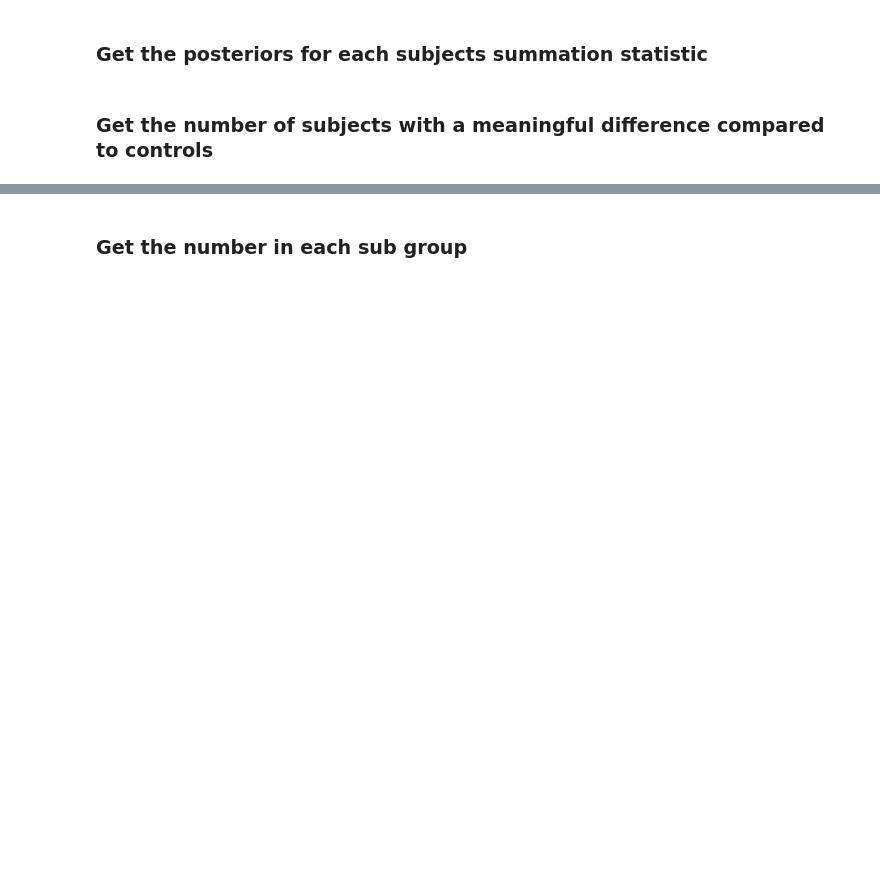
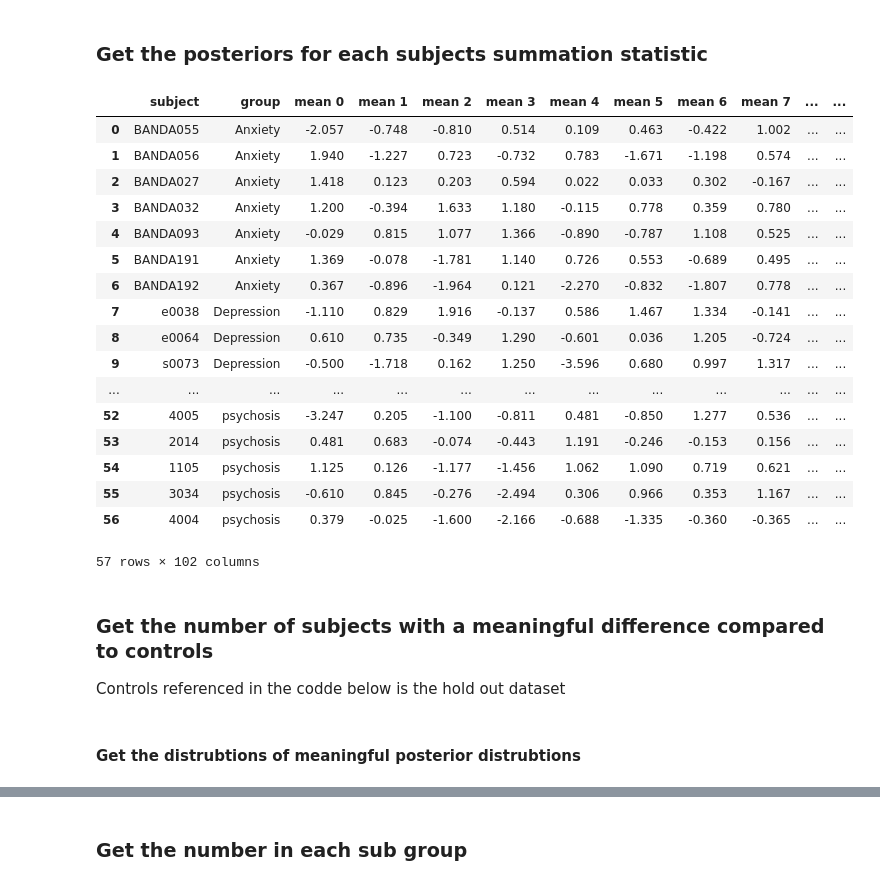
Before and after one commit to Daniel-Halls/nfact_idp, a Jupyter notebook: nfact_id/group_diff/exploring_differences.ipynb, the cells around one changed output, grey strips where cells are left out. Cells and saved outputs as stored; diff of their text form; code cells hidden in the pictures; blank space fills up the shorter version.

```diff
--- a/nfact_id/group_diff/exploring_differences.ipynb
+++ b/nfact_id/group_diff/exploring_differences.ipynb
@@ -31,6 +23,6 @@ long_df = long_df.drop(columns='component').reset_index(drop=True)
 # %%
-G_patients = long_df[(~long_df['group'].str.contains('Control')) & (long_df['comp_type'].str.contains('Grey'))]
-W_patients = long_df[(~long_df['group'].str.contains('Control')) & (long_df['comp_type'].str.contains('White'))]
+G_patients = pd.read_csv(os.path.join(storage_dir, "grey_ppc.csv"))
+W_patients = pd.read_csv(os.path.join(storage_dir, "white_ppc.csv"))
 # %% [markdown]
 ## Load the models
 # %%
@@ -390,8 +382,8 @@ gm_posteriors = reshape_posteriors(g_zscores, G_patients['subject'].unique().sha
 # %% [markdown]
 ## Create dataframes with summary stats by group and component type
 # %%
-w_scores = pd.concat([W_patients.reset_index(drop=True), w_summary.reset_index(drop=True)], axis=1).drop("comp_type", axis=1)
-g_scores = pd.concat([G_patients.reset_index(drop=True), g_summary.reset_index(drop=True)], axis=1).drop("comp_type", axis=1)
+w_scores = pd.concat([W_patients.reset_index(drop=True), w_summary.reset_index(drop=True)], axis=1)
+g_scores = pd.concat([G_patients.reset_index(drop=True), g_summary.reset_index(drop=True)], axis=1)
 # %% [markdown]
 ## Group differences
 
@@ -418,9 +414,9 @@ Given the long_df was used to predict the PPC the summation dataframes from earl
 w_data_wide = w_scores.pivot(
     index=['subject', 'group'],
     columns='component_num',
-    values=['mean']
-).reset_index()
-w_data_wide.columns = [comp for comp , _ in w_data_wide.columns]
+    values=['mean'],
+).reset_index().sort_values(by='group').reset_index(drop=True)
+w_data_wide.columns = [f"{comp} {comp_num}".rstrip() for comp , comp_num in w_data_wide.columns]
 # %%
 g_data_wide = g_scores.pivot(
     index=['subject', 'group'],
@@ -435,0 +436,23 @@ g_subjects_sum = gm_posteriors.mean("comp")
+# %%
+mean_w_sub = w_data_wide[~w_data_wide['group'].str.contains("Control")].reset_index(drop=True).iloc[w_meaningful].reset_index(drop=True)
+# %%
+mean_w_sub
+# %% [output]
+|  | subject | group | mean 0 | mean 1 | mean 2 | mean 3 | mean 4 | mean 5 | mean 6 | mean 7 | ... | ... |
+| 0 | BANDA055 | Anxiety | -2.057 | -0.748 | -0.810 | 0.514 | 0.109 | 0.463 | -0.422 | 1.002 | ... | ... |
+| 1 | BANDA056 | Anxiety | 1.940 | -1.227 | 0.723 | -0.732 | 0.783 | -1.671 | -1.198 | 0.574 | ... | ... |
+| 2 | BANDA027 | Anxiety | 1.418 | 0.123 | 0.203 | 0.594 | 0.022 | 0.033 | 0.302 | -0.167 | ... | ... |
+| 3 | BANDA032 | Anxiety | 1.200 | -0.394 | 1.633 | 1.180 | -0.115 | 0.778 | 0.359 | 0.780 | ... | ... |
+| 4 | BANDA093 | Anxiety | -0.029 | 0.815 | 1.077 | 1.366 | -0.890 | -0.787 | 1.108 | 0.525 | ... | ... |
+| 5 | BANDA191 | Anxiety | 1.369 | -0.078 | -1.781 | 1.140 | 0.726 | 0.553 | -0.689 | 0.495 | ... | ... |
+| 6 | BANDA192 | Anxiety | 0.367 | -0.896 | -1.964 | 0.121 | -2.270 | -0.832 | -1.807 | 0.778 | ... | ... |
+| 7 | e0038 | Depression | -1.110 | 0.829 | 1.916 | -0.137 | 0.586 | 1.467 | 1.334 | -0.141 | ... | ... |
+| 8 | e0064 | Depression | 0.610 | 0.735 | -0.349 | 1.290 | -0.601 | 0.036 | 1.205 | -0.724 | ... | ... |
+| 9 | s0073 | Depression | -0.500 | -1.718 | 0.162 | 1.250 | -3.596 | 0.680 | 0.997 | 1.317 | ... | ... |
+| ... | ... | ... | ... | ... | ... | ... | ... | ... | ... | ... | ... | ... |
+| 52 | 4005 | psychosis | -3.247 | 0.205 | -1.100 | -0.811 | 0.481 | -0.850 | 1.277 | 0.536 | ... | ... |
+| 53 | 2014 | psychosis | 0.481 | 0.683 | -0.074 | -0.443 | 1.191 | -0.246 | -0.153 | 0.156 | ... | ... |
+| 54 | 1105 | psychosis | 1.125 | 0.126 | -1.177 | -1.456 | 1.062 | 1.090 | 0.719 | 0.621 | ... | ... |
+| 55 | 3034 | psychosis | -0.610 | 0.845 | -0.276 | -2.494 | 0.306 | 0.966 | 0.353 | 1.167 | ... | ... |
+| 56 | 4004 | psychosis | 0.379 | -0.025 | -1.600 | -2.166 | -0.688 | -1.335 | -0.360 | -0.365 | ... | ... |
+57 rows × 102 columns
@@ -436,3 +462,5 @@ g_subjects_sum = gm_posteriors.mean("comp")
 # %% [markdown]
 ### Get the number of subjects with a meaningful difference compared to controls
+
+Controls referenced in the codde below is the hold out dataset
 # %%
@@ -439,2 +469,4 @@ g_subjects_sum = gm_posteriors.mean("comp")
 w_meaningful = is_meaningful(w_subjects_sum)
 g_meaningful = is_meaningful(g_subjects_sum)
+# %% [markdown]
+#### Get the distrubtions of meaningful posterior distrubtions
```
Also changed, not shown: parts of 47 cells of this notebook, 1 other file.
